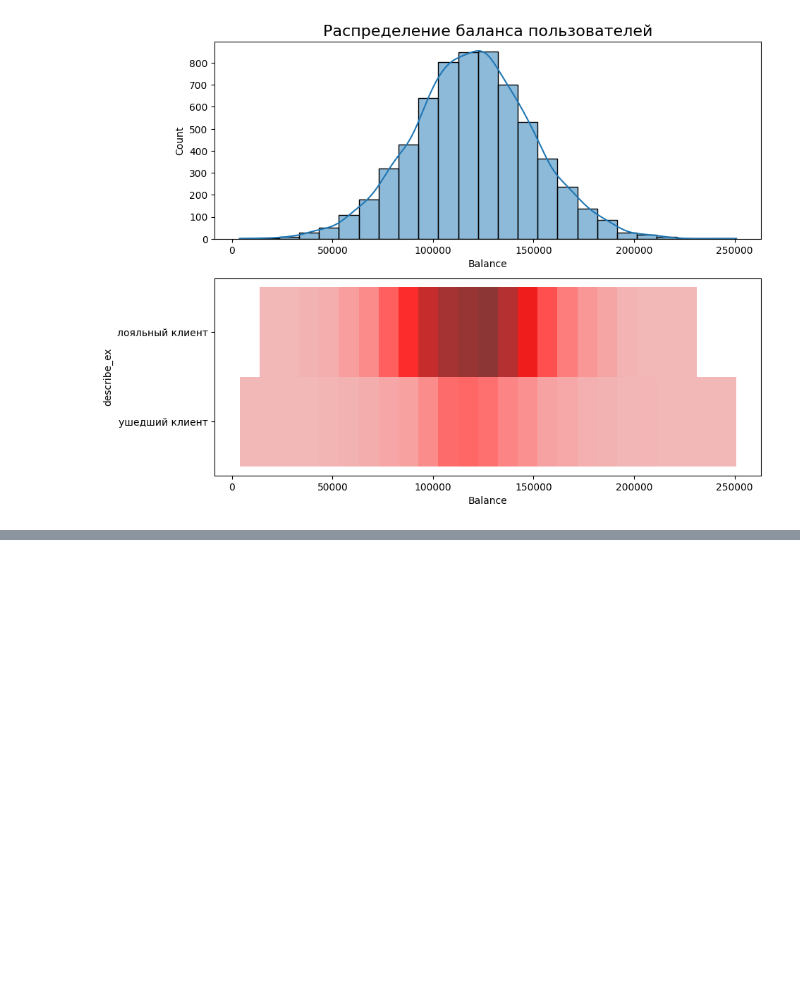
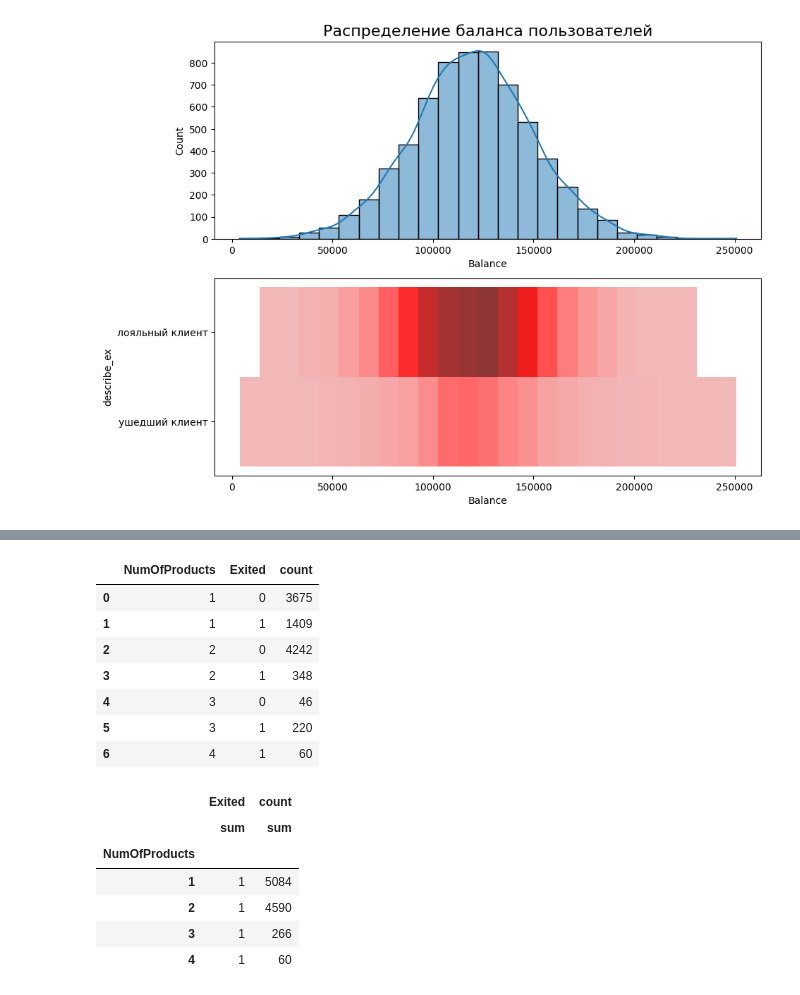
Before and after one commit to AntonYurkovskiy/sf_data_science, a Jupyter notebook: Skillfactory/PYTHON-13. Визуализация данных/практика.ipynb, the cells around one changed output, grey strips where cells are left out. Cells and saved outputs as stored; diff of their text form; code cells hidden in the pictures; blank space fills up the shorter version.

```diff
--- a/Skillfactory/PYTHON-13. Визуализация данных/практика.ipynb
+++ b/Skillfactory/PYTHON-13. Визуализация данных/практика.ipynb
@@ -127,0 +155,27 @@ sns.histplot(
+# %%
+bar_data = churn_data.groupby(
+    by= ['NumOfProducts','Exited'],
+    as_index=False
+)['Exited'].value_counts()#.agg(['count'])
+bar_data_grouped = bar_data.groupby(
+    by=['NumOfProducts'],
+    as_index=False
+).agg(['sum'])
+display(bar_data)
+display(bar_data_grouped)
+# %% [output]
+|  | NumOfProducts | Exited | count |
+| 0 | 1 | 0 | 3675 |
+| 1 | 1 | 1 | 1409 |
+| 2 | 2 | 0 | 4242 |
+| 3 | 2 | 1 | 348 |
+| 4 | 3 | 0 | 46 |
+| 5 | 3 | 1 | 220 |
+| 6 | 4 | 1 | 60 |
+|  | Exited | count |
+|  | sum | sum |
+| NumOfProducts |  |  |
+| 1 | 1 | 5084 |
+| 2 | 1 | 4590 |
+| 3 | 1 | 266 |
+| 4 | 1 | 60 |
```
Also changed, not shown: parts of 12 cells of this notebook, 3 other files.
